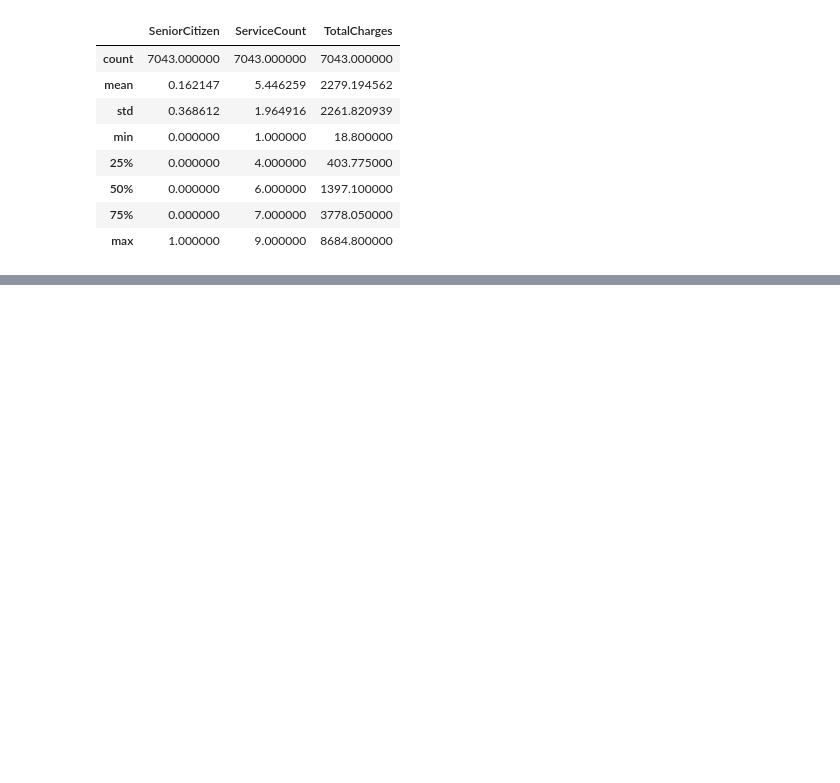
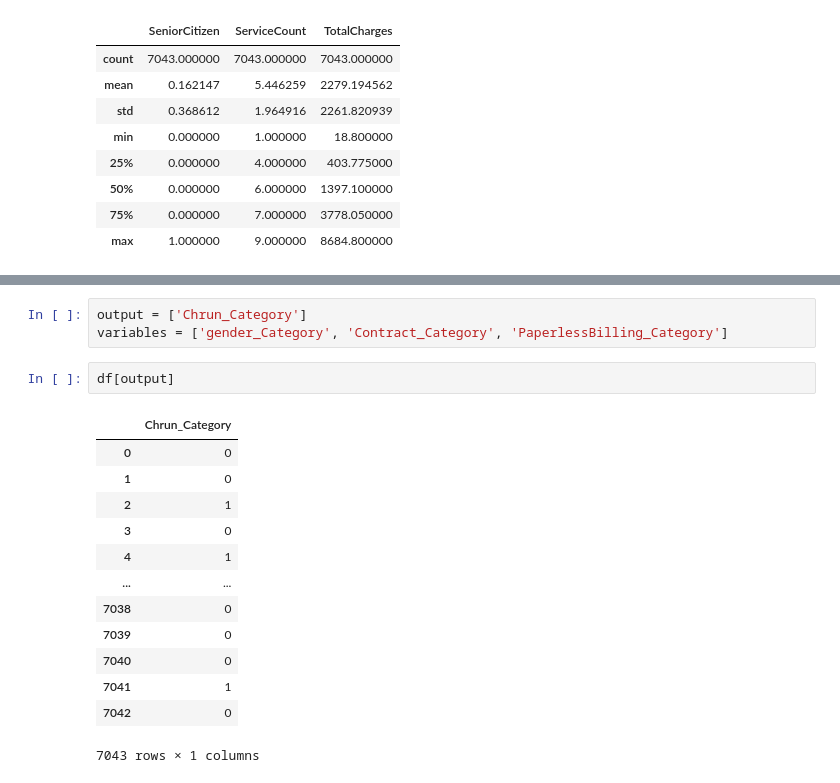
Before and after one commit to astrrr/ML-Lab, a Jupyter notebook: Lab2ML.ipynb, the cells around one changed output, grey strips where cells are left out. Drawn from its saved outputs; the diff is of its cells as text; blank space fills up the shorter version.

```diff
--- a/Lab2ML.ipynb
+++ b/Lab2ML.ipynb
@@ -218,0 +261,19 @@ df.describe()
+# %%
+output = ['Chrun_Category']
+variables = ['gender_Category', 'Contract_Category', 'PaperlessBilling_Category']
+# %%
+df[output]
+# %% [output]
+|  | Chrun_Category |
+| 0 | 0 |
+| 1 | 0 |
+| 2 | 1 |
+| 3 | 0 |
+| 4 | 1 |
+| ... | ... |
+| 7038 | 0 |
+| 7039 | 0 |
+| 7040 | 0 |
+| 7041 | 1 |
+| 7042 | 0 |
+7043 rows × 1 columns
```
Also changed, not shown: parts of 26 cells of this notebook.
